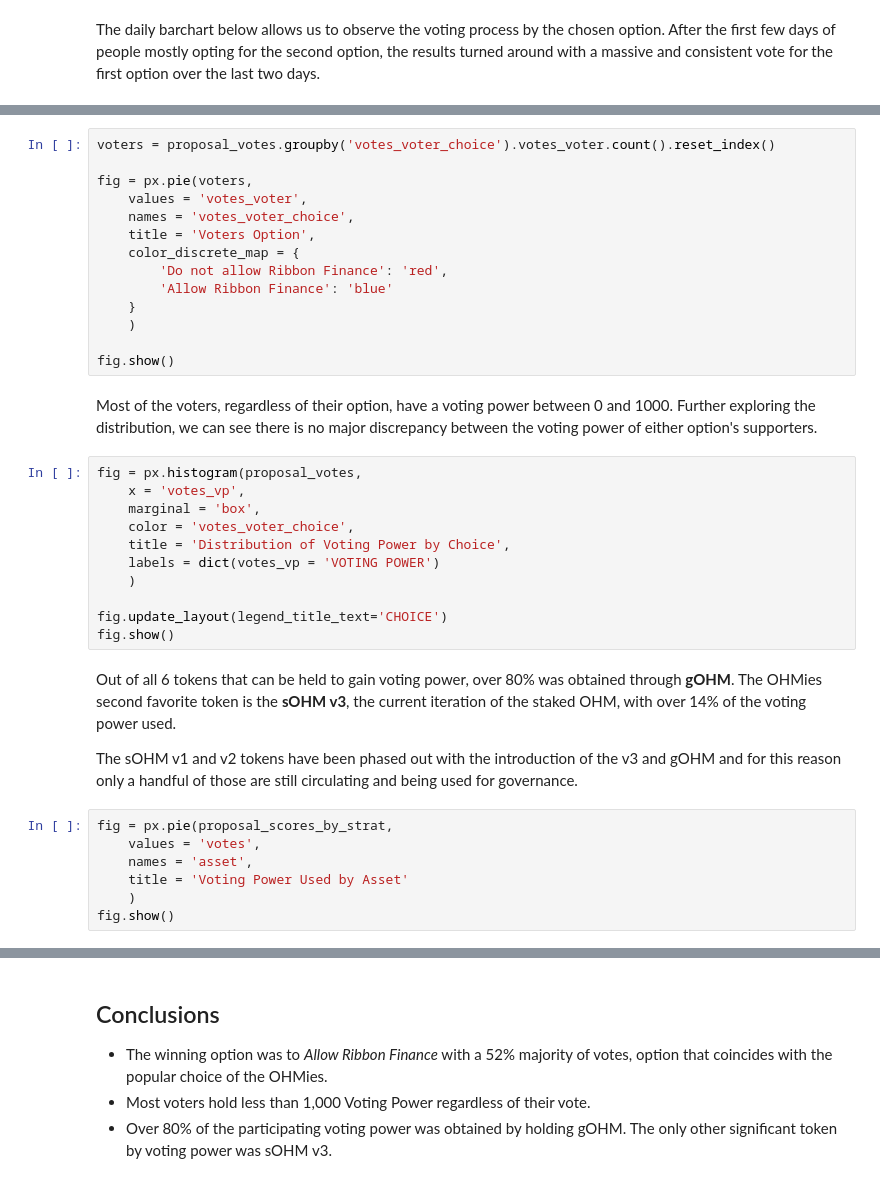
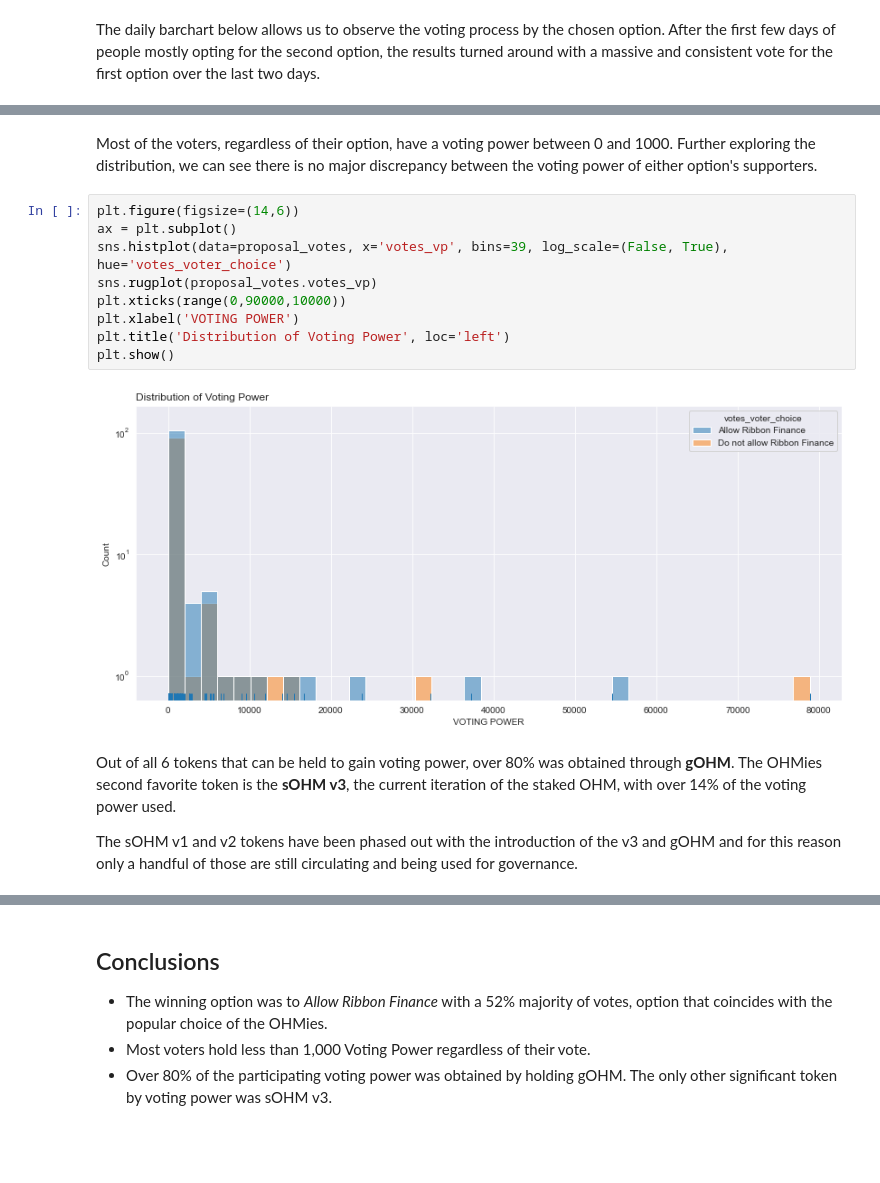
Before and after one commit to MeiLiing/flipside_bounties, a Jupyter notebook: olympus_bounties/ohmies_voting.ipynb, the cells around one changed output, grey strips where cells are left out. Drawn from its saved outputs; the diff is of its cells as text; blank space fills up the shorter version.

```diff
--- a/olympus_bounties/ohmies_voting.ipynb
+++ b/olympus_bounties/ohmies_voting.ipynb
@@ -176,38 +181,17 @@ The option to *Allow Ribbon Finance* was chosen by **122 voters**, or 54% of the
-# %%
-voters = proposal_votes.groupby('votes_voter_choice').votes_voter.count().reset_index()
-
-fig = px.pie(voters,
-    values = 'votes_voter',
-    names = 'votes_voter_choice',
-    title = 'Voters Option',
-    color_discrete_map = {
-        'Do not allow Ribbon Finance': 'red',
-        'Allow Ribbon Finance': 'blue'
-    }
-    )
-
-fig.show()
 # %% [markdown]
 Most of the voters, regardless of their option, have a voting power between 0 and 1000. Further exploring the distribution, we can see there is no major discrepancy between the voting power of either option's supporters.
-# %%
-fig = px.histogram(proposal_votes,
-    x = 'votes_vp',
-    marginal = 'box',
-    color = 'votes_voter_choice',
-    title = 'Distribution of Voting Power by Choice',
-    labels = dict(votes_vp = 'VOTING POWER')
-    )
-
-fig.update_layout(legend_title_text='CHOICE')
-fig.show()
+# %%
+plt.figure(figsize=(14,6))
+ax = plt.subplot()
+sns.histplot(data=proposal_votes, x='votes_vp', bins=39, log_scale=(False, True), hue='votes_voter_choice')
+sns.rugplot(proposal_votes.votes_vp)
+plt.xticks(range(0,90000,10000))
+plt.xlabel('VOTING POWER')
+plt.title('Distribution of Voting Power', loc='left')
+plt.show()
+# %% [output]
+[figure, added]
 # %% [markdown]
 Out of all 6 tokens that can be held to gain voting power, over 80% was obtained through **gOHM**. The OHMies second favorite token is the **sOHM v3**, the current iteration of the staked OHM, with over 14% of the voting power used.
 
 The sOHM v1 and v2 tokens have been phased out with the introduction of the v3 and gOHM and for this reason only a handful of those are still circulating and being used for governance.
-# %%
-fig = px.pie(proposal_scores_by_strat,
-    values = 'votes',
-    names = 'asset',
-    title = 'Voting Power Used by Asset'
-    )
-fig.show()
```
Also changed, not shown: parts of 7 cells of this notebook, 2 other files.
